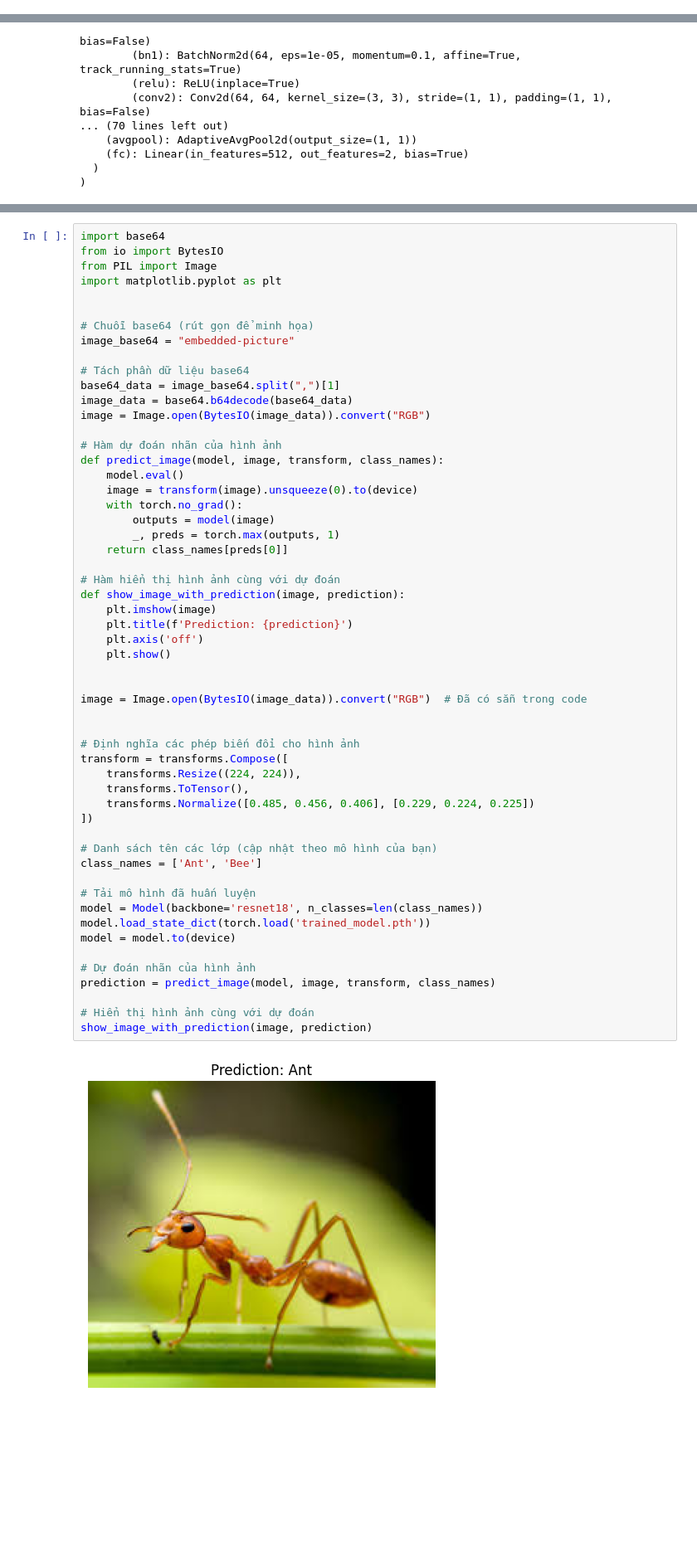
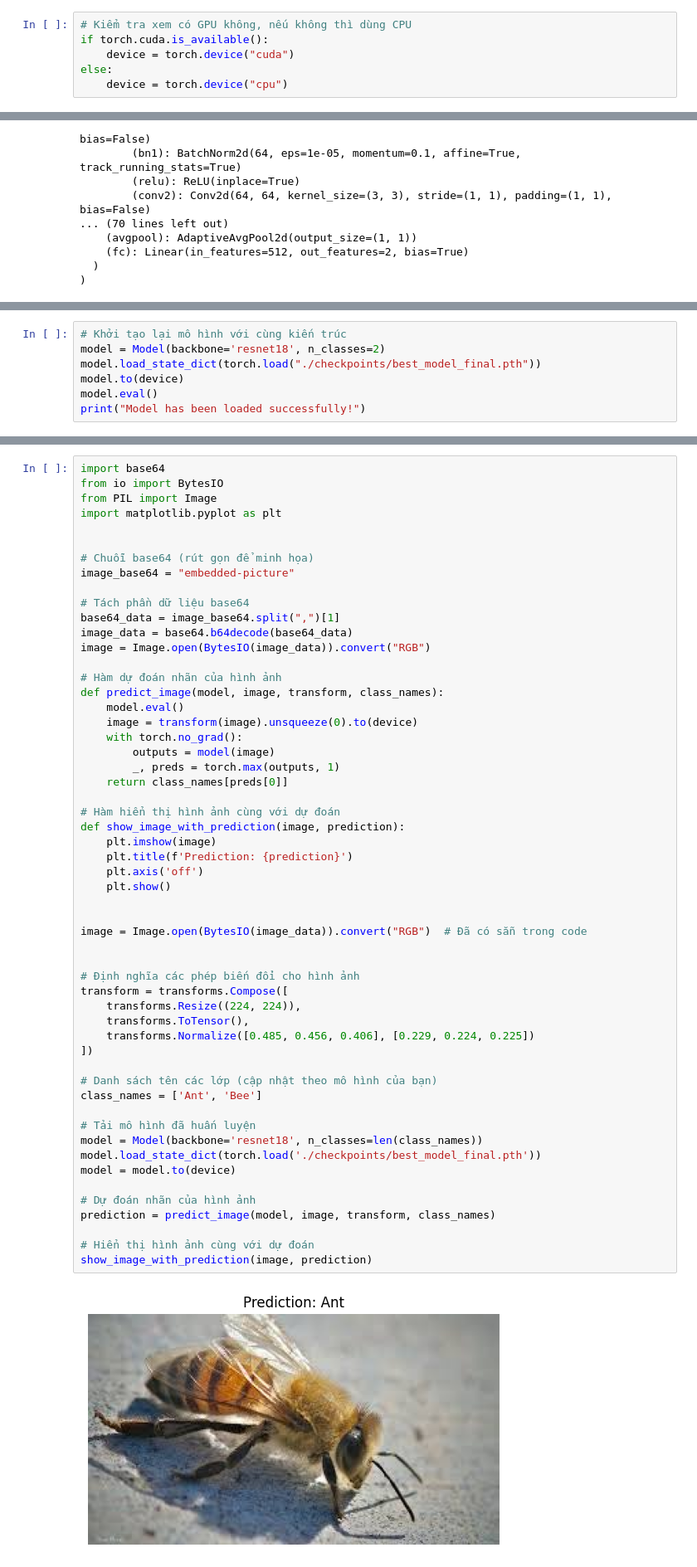
Before and after one commit to Cloudydesuu/AITrainnning, a Jupyter notebook: _downloads/74249e7f9f1f398f57ccd094a4f3021b/transfer_learning_tutorial.ipynb, the cells around one changed output, grey strips where cells are left out. Shown at 83% size. Cells and saved outputs as stored; diff of their text form; blank space fills up the shorter version.

```diff
--- a/_downloads/74249e7f9f1f398f57ccd094a4f3021b/transfer_learning_tutorial.ipynb
+++ b/_downloads/74249e7f9f1f398f57ccd094a4f3021b/transfer_learning_tutorial.ipynb
@@ -0,0 +9,6 @@
+# %%
+# Kiểm tra xem có GPU không, nếu không thì dùng CPU
+if torch.cuda.is_available():
+    device = torch.device("cuda")
+else:
+    device = torch.device("cpu")
@@ -168,0 +236,7 @@ torch.save(model.state_dict(), "trained_model.pth")
+# %%
+# Khởi tạo lại mô hình với cùng kiến trúc
+model = Model(backbone='resnet18', n_classes=2)
+model.load_state_dict(torch.load("./checkpoints/best_model_final.pth"))
+model.to(device)
+model.eval()
+print("Model has been loaded successfully!")
@@ -194,32 +270,32 @@ def predict_image(model, image, transform, class_names):
 def show_image_with_prediction(image, prediction):
     plt.imshow(image)
     plt.title(f'Prediction: {prediction}')
     plt.axis('off')
     plt.show()
 
 
 image = Image.open(BytesIO(image_data)).convert("RGB")  # Đã có sẵn trong code
 
 
 # Định nghĩa các phép biến đổi cho hình ảnh
 transform = transforms.Compose([
     transforms.Resize((224, 224)),
     transforms.ToTensor(),
     transforms.Normalize([0.485, 0.456, 0.406], [0.229, 0.224, 0.225])
 ])
 
 # Danh sách tên các lớp (cập nhật theo mô hình của bạn)
 class_names = ['Ant', 'Bee']
 
 # Tải mô hình đã huấn luyện
 model = Model(backbone='resnet18', n_classes=len(class_names))
-model.load_state_dict(torch.load('trained_model.pth'))
+model.load_state_dict(torch.load('./checkpoints/best_model_final.pth'))
 model = model.to(device)
 
 # Dự đoán nhãn của hình ảnh
 prediction = predict_image(model, image, transform, class_names)
 
 # Hiển thị hình ảnh cùng với dự đoán
 show_image_with_prediction(image, prediction)
 # %% [output]
-[figure, old version]
+[figure, new version]
```
Also changed, not shown: parts of 7 cells of this notebook.
